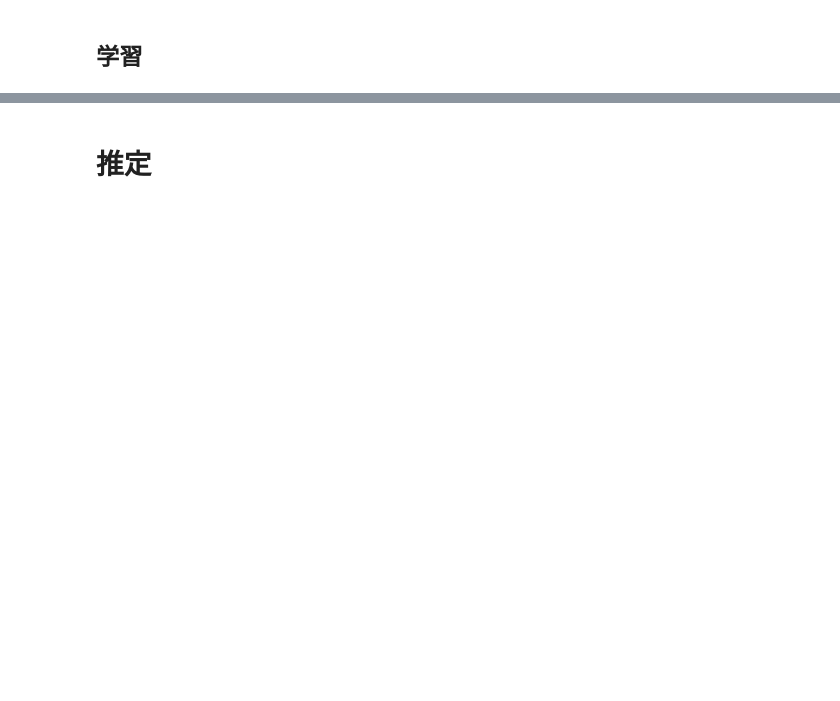
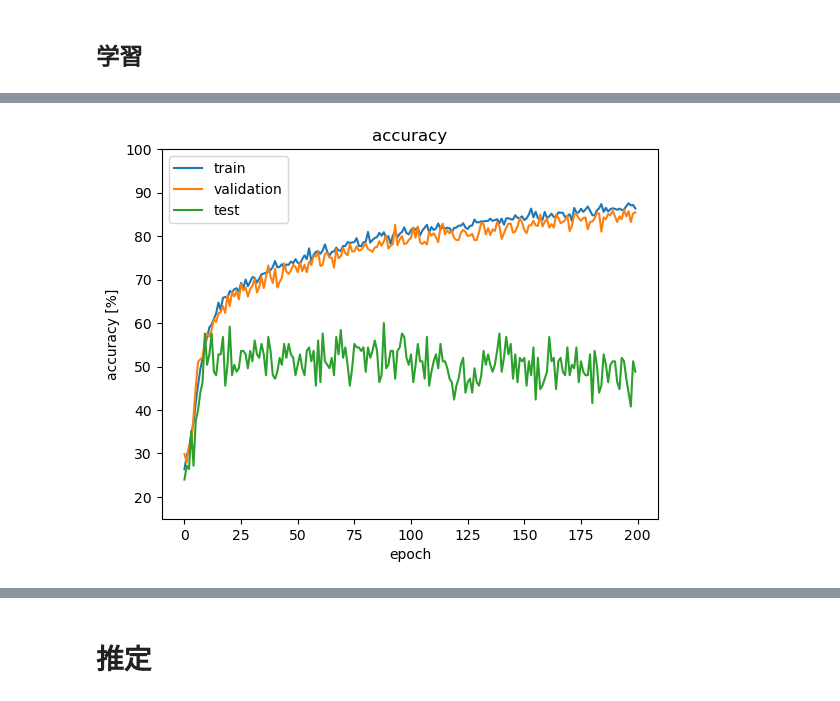
Before and after one commit to tetdarth/signal-processing-for-GMRF, a Jupyter notebook: src/experiment.ipynb, the cells around one changed output, grey strips where cells are left out. Drawn from its saved outputs; the diff is of its cells as text; code cells hidden in the pictures; blank space fills up the shorter version.

```diff
--- a/src/experiment.ipynb
+++ b/src/experiment.ipynb
@@ -113,9 +131,12 @@ cuda
 # 被験者
 identity = dpath.LMH.M004.value.ka_center
 
-train_val = train_datasets(identity)
-test = test_datasets(identity)
-batch_size = 64
+# データの形
+concat = True
+
+train_val = train_datasets(identity, concat=concat)
+test = test_datasets(identity, concat=concat)
+batch_size = 128
 
 n_samples = len(train_val)
 train_size = int(n_samples * 0.8)    # [train : val] を [8 : 2] に分割
@@ -126,15 +147,13 @@ train, val = torch.utils.data.random_split(train_val, [train_size, val_size])
 train_loader = DataLoader(
     train,
     batch_size=batch_size,
-    shuffle=True,
-    drop_last=False
+    shuffle=True
 )
 
 val_loader = DataLoader(
     val,
     batch_size=batch_size,
-    shuffle=True,
-    drop_last=False
+    shuffle=True
 )
 
 test_loader = DataLoader(
@@ -275,0 +317,17 @@ Epoch[100/100] | train_loss: 0.00618 | train_acc: 0.99805 | val_loss: 0.11963 |
+# %%
+import matplotlib.pyplot as plt
+
+x = np.arange(n_epoch)
+plt.plot(x, train_accuracy, label="train")
+plt.plot(x, val_accuracy, label="validation")
+plt.plot(x, test_accuracy, label="test")
+
+# グラフのタイトルと軸ラベルの作成
+plt.ylim(15, 100)
+plt.title("accuracy")
+plt.xlabel("epoch")
+plt.ylabel("accuracy [%]")
+plt.legend()
+plt.savefig("../images/accuracy.jpg")
+# %% [output]
+[figure, added]
```
Also changed, not shown: parts of 10 cells of this notebook, 3 other files.
